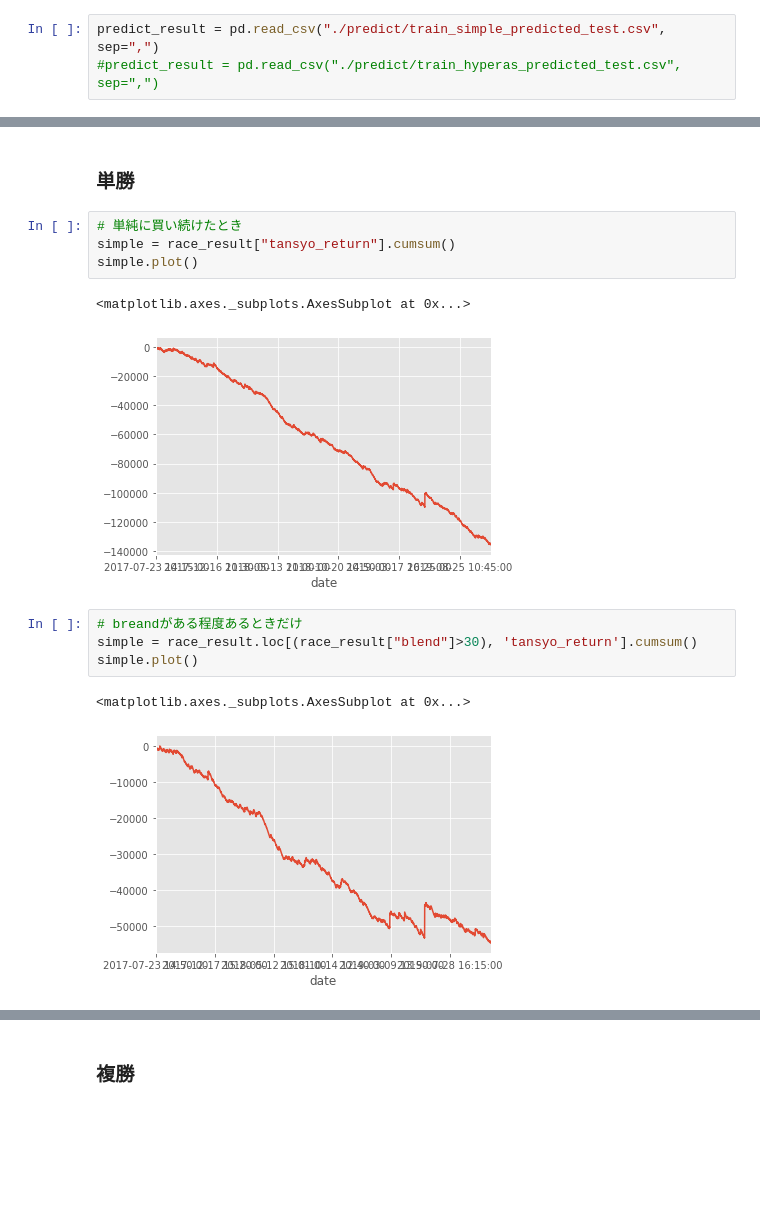
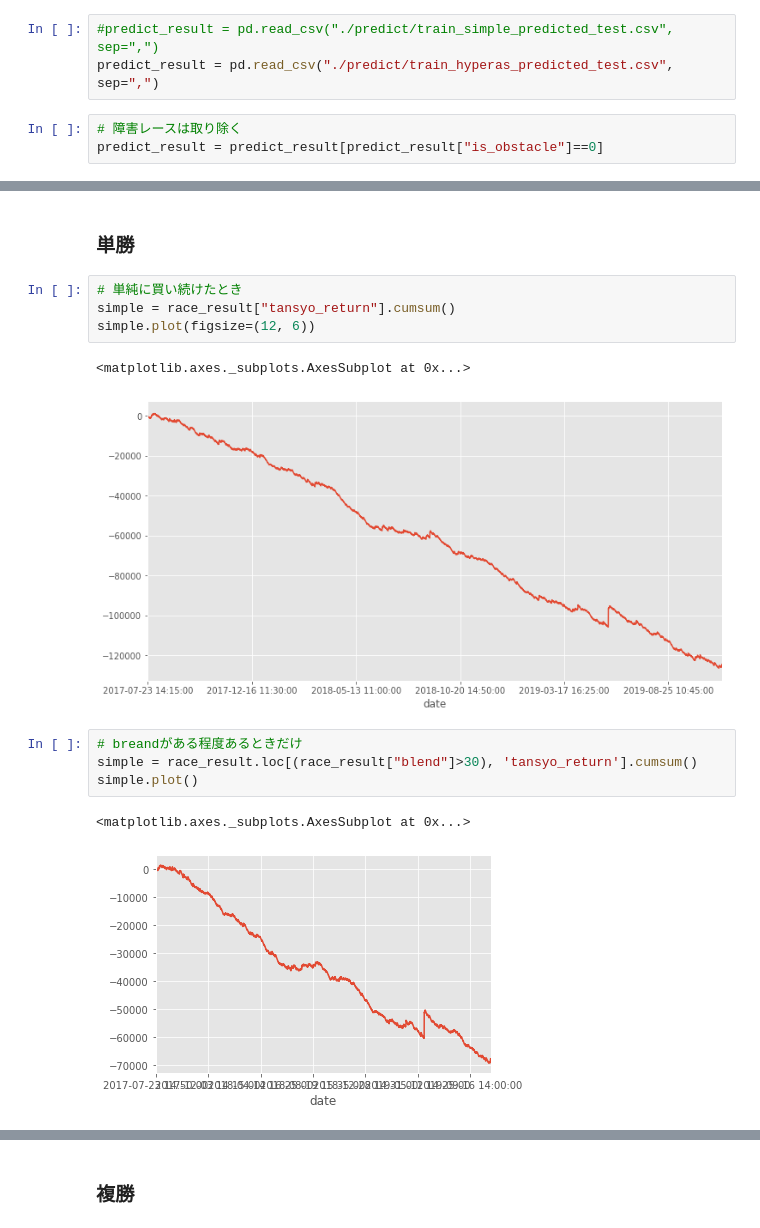
Before and after one commit to unonao/race-predict, a Jupyter notebook: evaluate_prediction.ipynb, the cells around one changed output, grey strips where cells are left out. Drawn from its saved outputs; the diff is of its cells as text; blank space fills up the shorter version.

Commit message:
plot data

```diff
--- a/evaluate_prediction.ipynb
+++ b/evaluate_prediction.ipynb
@@ -14,8 +14,11 @@ plt.style.use('ggplot')
 race_df = pd.read_csv("./csv/cleaned_race_data.csv", sep=",")
 horse_df = pd.read_csv("./csv/cleaned_horse_data.csv", sep=",")
 # %%
-predict_result = pd.read_csv("./predict/train_simple_predicted_test.csv", sep=",")
-#predict_result = pd.read_csv("./predict/train_hyperas_predicted_test.csv", sep=",")
+#predict_result = pd.read_csv("./predict/train_simple_predicted_test.csv", sep=",")
+predict_result = pd.read_csv("./predict/train_hyperas_predicted_test.csv", sep=",")
+# %%
+# 障害レースは取り除く
+predict_result = predict_result[predict_result["is_obstacle"]==0]
 # %%
 predict_result.head()
 # %% [output]
@@ -174,17 +177,17 @@ race_result = race_result.set_index("date")
 # %%
 # 単純に買い続けたとき
 simple = race_result["tansyo_return"].cumsum()
-simple.plot()
+simple.plot(figsize=(12, 6))
 # %% [output]
 <matplotlib.axes._subplots.AxesSubplot at 0x...>
-[figure, old version]
+[figure, new version]
 # %%
 # breandがある程度あるときだけ
 simple = race_result.loc[(race_result["blend"]>30), 'tansyo_return'].cumsum()
 simple.plot()
 # %% [output]
 <matplotlib.axes._subplots.AxesSubplot at 0x...>
-[figure, old version]
+[figure, new version]
 # %%
 # オッズがある範囲のとき
 simple = race_result.loc[((race_result["odds"]>10) & (race_result["odds"]<60) & (race_result["blend"]>30)), 'tansyo_return'].cumsum()
```
Also changed, not shown: parts of 14 cells of this notebook.
